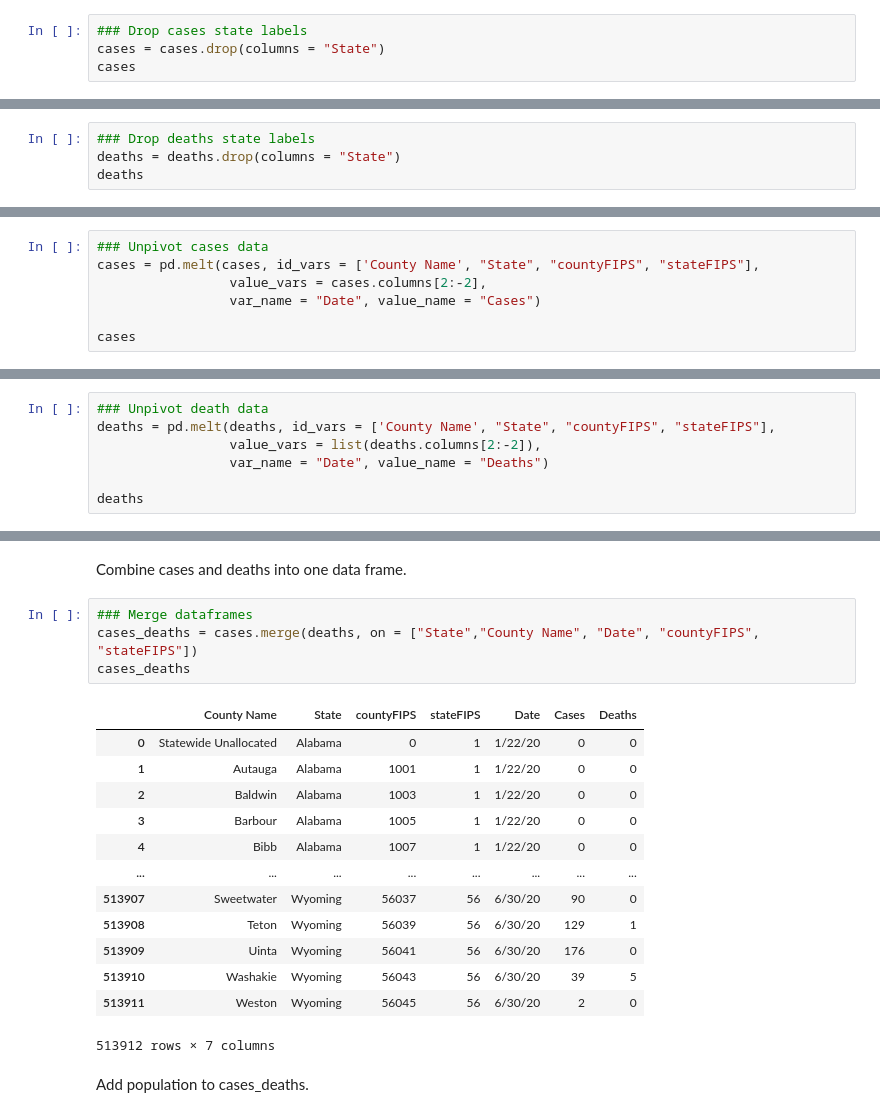
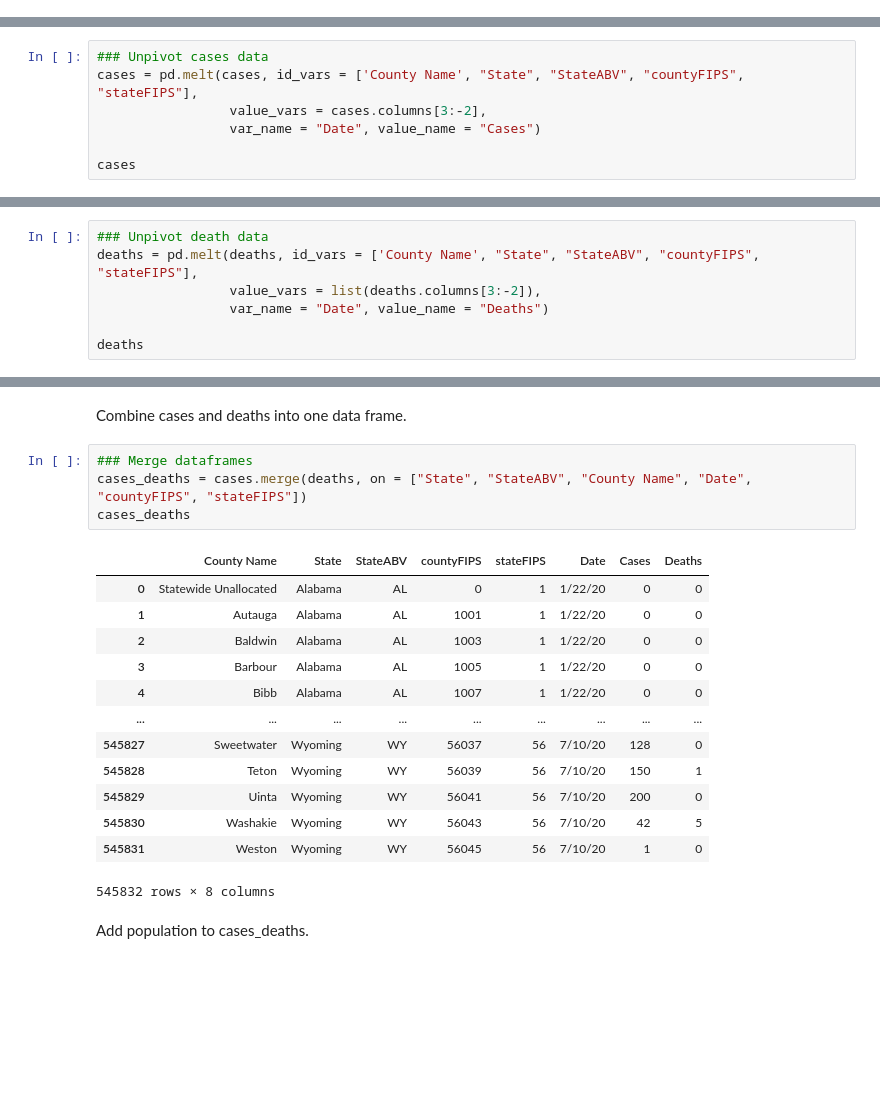
Before and after one commit to iscarff123/Covid19Project, a Jupyter notebook: Data_Preprocessing.ipynb, the cells around one changed output, grey strips where cells are left out. Cells and saved outputs as stored; diff of their text form; blank space fills up the shorter version.

```diff
--- a/Data_Preprocessing.ipynb
+++ b/Data_Preprocessing.ipynb
@@ -272,4 +277,0 @@ cases
-# %%
-### Drop cases state labels
-cases = cases.drop(columns = "State")
-cases
@@ -346,4 +333,0 @@ deaths
-# %%
-### Drop deaths state labels
-deaths = deaths.drop(columns = "State")
-deaths
@@ -429,8 +399,8 @@ The cases and deaths data is in a less usable form.
 Unpivot the data using pd.melt to make the data more usable.
 # %%
 ### Unpivot cases data
-cases = pd.melt(cases, id_vars = ['County Name', "State", "countyFIPS", "stateFIPS"],
-                 value_vars = cases.columns[2:-2],
+cases = pd.melt(cases, id_vars = ['County Name', "State", "StateABV", "countyFIPS", "stateFIPS"],
+                 value_vars = cases.columns[3:-2],
                  var_name = "Date", value_name = "Cases")
 
 cases
@@ -451,7 +421,7 @@ cases
 # %%
 ### Unpivot death data
-deaths = pd.melt(deaths, id_vars = ['County Name', "State", "countyFIPS", "stateFIPS"],
-                 value_vars = list(deaths.columns[2:-2]),
+deaths = pd.melt(deaths, id_vars = ['County Name', "State", "StateABV", "countyFIPS", "stateFIPS"],
+                 value_vars = list(deaths.columns[3:-2]),
                  var_name = "Date", value_name = "Deaths")
 
 deaths
@@ -473,22 +443,22 @@ deaths
 Combine cases and deaths into one data frame.
 # %%
 ### Merge dataframes
-cases_deaths = cases.merge(deaths, on = ["State","County Name", "Date", "countyFIPS", "stateFIPS"])
+cases_deaths = cases.merge(deaths, on = ["State", "StateABV", "County Name", "Date", "countyFIPS", "stateFIPS"])
 cases_deaths
 # %% [output]
-|  | County Name | State | countyFIPS | stateFIPS | Date | Cases | Deaths |
-| 0 | Statewide Unallocated | Alabama | 0 | 1 | 1/22/20 | 0 | 0 |
-| 1 | Autauga | Alabama | 1001 | 1 | 1/22/20 | 0 | 0 |
-| 2 | Baldwin | Alabama | 1003 | 1 | 1/22/20 | 0 | 0 |
-| 3 | Barbour | Alabama | 1005 | 1 | 1/22/20 | 0 | 0 |
-| 4 | Bibb | Alabama | 1007 | 1 | 1/22/20 | 0 | 0 |
-| ... | ... | ... | ... | ... | ... | ... | ... |
-| 513907 | Sweetwater | Wyoming | 56037 | 56 | 6/30/20 | 90 | 0 |
-| 513908 | Teton | Wyoming | 56039 | 56 | 6/30/20 | 129 | 1 |
-| 513909 | Uinta | Wyoming | 56041 | 56 | 6/30/20 | 176 | 0 |
-| 513910 | Washakie | Wyoming | 56043 | 56 | 6/30/20 | 39 | 5 |
-| 513911 | Weston | Wyoming | 56045 | 56 | 6/30/20 | 2 | 0 |
+|  | County Name | State | StateABV | countyFIPS | stateFIPS | Date | Cases | Deaths |
+| 0 | Statewide Unallocated | Alabama | AL | 0 | 1 | 1/22/20 | 0 | 0 |
+| 1 | Autauga | Alabama | AL | 1001 | 1 | 1/22/20 | 0 | 0 |
+| 2 | Baldwin | Alabama | AL | 1003 | 1 | 1/22/20 | 0 | 0 |
+| 3 | Barbour | Alabama | AL | 1005 | 1 | 1/22/20 | 0 | 0 |
+| 4 | Bibb | Alabama | AL | 1007 | 1 | 1/22/20 | 0 | 0 |
+| ... | ... | ... | ... | ... | ... | ... | ... | ... |
+| 545827 | Sweetwater | Wyoming | WY | 56037 | 56 | 7/10/20 | 128 | 0 |
+| 545828 | Teton | Wyoming | WY | 56039 | 56 | 7/10/20 | 150 | 1 |
+| 545829 | Uinta | Wyoming | WY | 56041 | 56 | 7/10/20 | 200 | 0 |
+| 545830 | Washakie | Wyoming | WY | 56043 | 56 | 7/10/20 | 42 | 5 |
+| 545831 | Weston | Wyoming | WY | 56045 | 56 | 7/10/20 | 1 | 0 |
-513912 rows × 7 columns
+545832 rows × 8 columns
 # %% [markdown]
 Add population to cases_deaths.
 # %%
```
Also changed, not shown: parts of 147 cells of this notebook, 18 other files.
